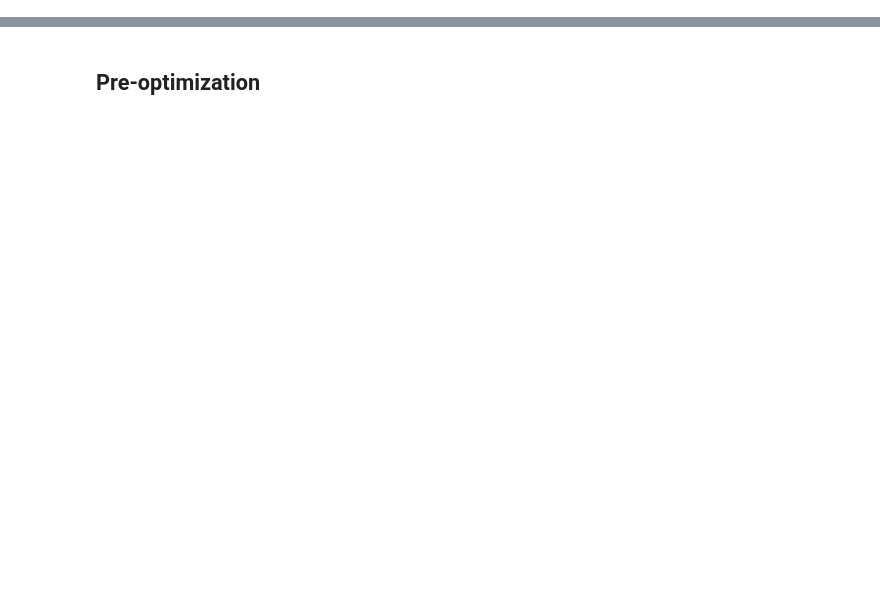
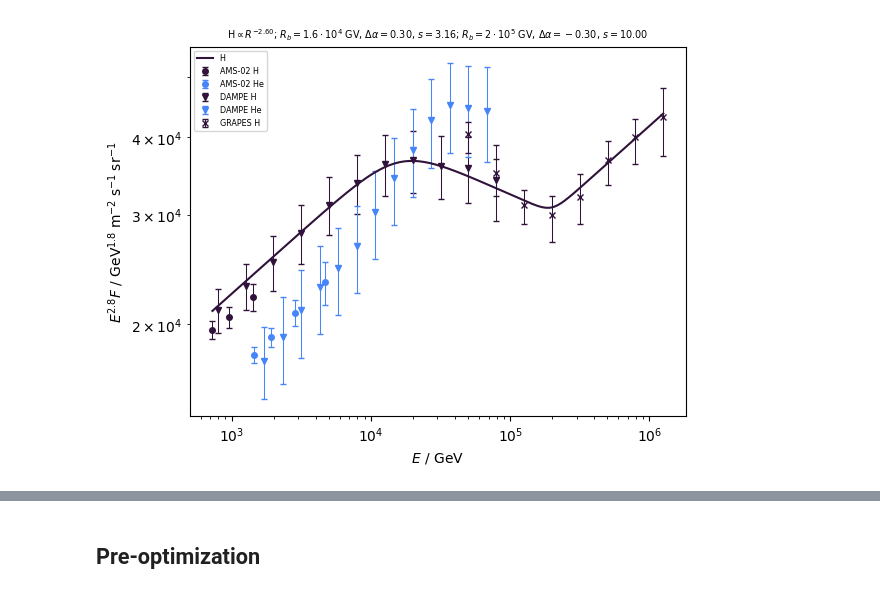
Before and after one commit to nj-vs-vh/EVA, a Jupyter notebook: bayesian.ipynb, the cells around one changed output, grey strips where cells are left out. Drawn from its saved outputs; the diff is of its cells as text; code cells hidden in the pictures; blank space fills up the shorter version.

```diff
--- a/bayesian.ipynb
+++ b/bayesian.ipynb
@@ -24,5 +34,22 @@ config = ModelConfig(
     shifted_experiments=[e for e in EXPERIMENTS if e is not Experiment.AMS02],
 )
+# %%
+from cr_knee_fit.cr_model import CosmicRaysModel, PowerLaw, RigidityBreak
+from cr_knee_fit.shifts import ExperimentEnergyScaleShifts
+
+
+Model(
+    cr_model=CosmicRaysModel(
+        components={Primary.H: PowerLaw(lgI=-4.05, alpha=2.6)},
+        breaks=[
+            RigidityBreak(lg_R=4.2, d_alpha=0.3, lg_sharpness=0.5),
+            RigidityBreak(lg_R=5.3, d_alpha=-0.3, lg_sharpness=1),
+        ],
+    ),
+    energy_shifts=ExperimentEnergyScaleShifts({}),
+).plot(fit_data, scale=2.8);
+# %% [output]
+[figure, added]
 # %%
 fig, ax = plt.subplots(figsize=(10, 5))
 
```
Also changed, not shown: parts of 9 cells of this notebook, 9 other files.
